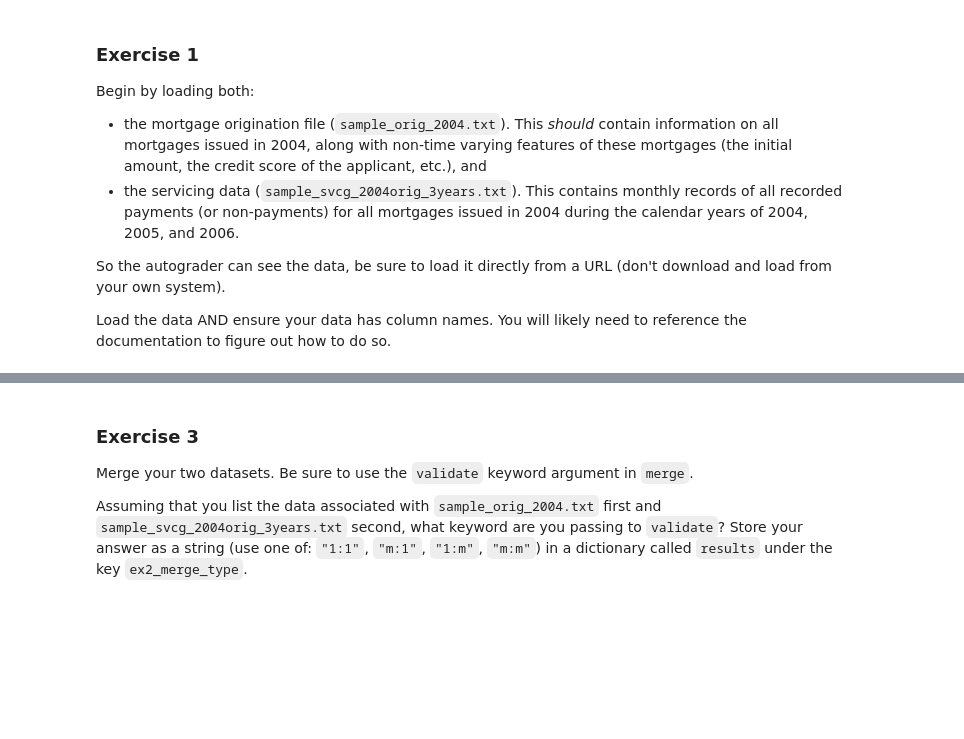
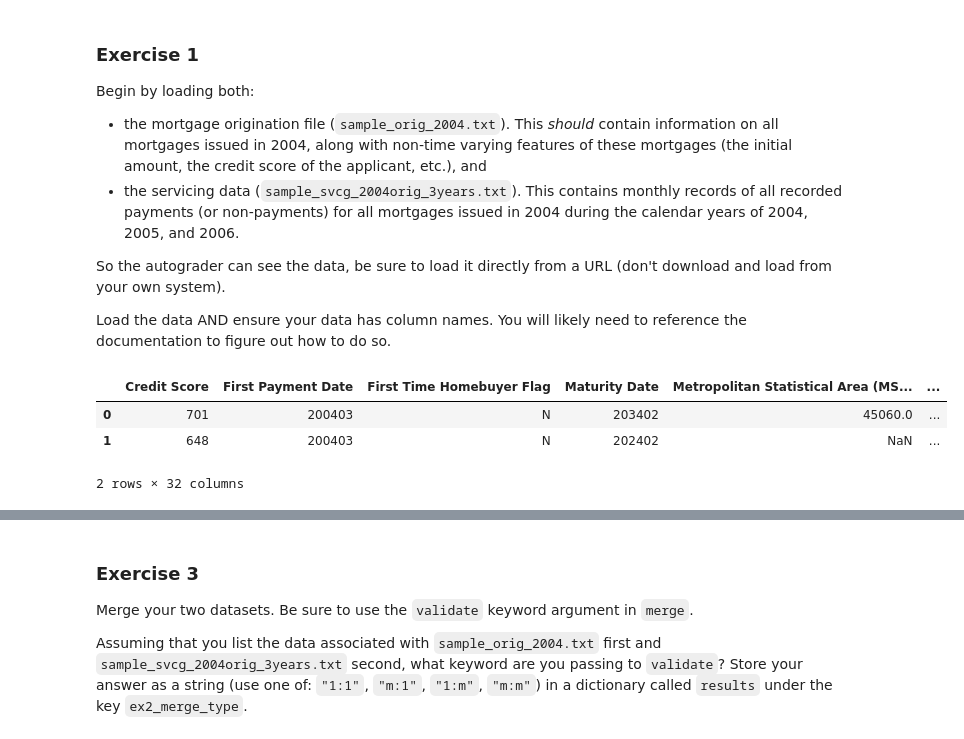
Before and after one commit to dani-jimlar/UDS_2024, a Jupyter notebook: exercise_passive_prediction.ipynb, the cells around one changed output, grey strips where cells are left out. Drawn from its saved outputs; the diff is of its cells as text; code cells hidden in the pictures; blank space fills up the shorter version.

```diff
--- a/exercise_passive_prediction.ipynb
+++ b/exercise_passive_prediction.ipynb
@@ -48,6 +52,16 @@ That's one more than usual in case there are issues with exercise clarity.
 Data for this exercise can be [found here](https://github.com/nickeubank/MIDS_Data/tree/master/mortgages/2004). This folder includes both the data to be used and documentation, though you can find [supplemental documentation here](https://www.freddiemac.com/research/datasets/sf-loanlevel-dataset).
 
 The only difference between this data and the original Freddie Mac sampled data is that I've limited the scope of service data to three calendar years.
+# %%
+# import requests
+import warnings
+import pandas as pd
+import numpy as np
+
+warnings.simplefilter(action="ignore", category=FutureWarning)
+pd.set_option("mode.copy_on_write", True)
+
+results = dict()
 # %% [markdown]
 ### Exercise 1
 
@@ -60,23 +74,28 @@ So the autograder can see the data, be sure to load it directly from a URL (don'
 
 Load the data AND ensure your data has column names. You will likely need to reference the documentation to figure out how to do so.
 # %%
-# import requests
-import pandas as pd
-
-
 codes_mor = pd.read_excel(
-    "https://github.com/dani-jimlar/UDS_2024/raw/main/file_layout.xlsx", skiprows=1
+    "https://github.com/dani-jimlar/UDS_2024/raw/main/file_layout.xlsx",
+    sheet_name="Origination Data File",
+    skiprows=1,
 )
 col_mor = codes_mor["ATTRIBUTE NAME"]
 
 
 db_mortage = pd.read_csv(
     "https://github.com/nickeubank/MIDS_Data/raw/master/mortgages/2004/sample_orig_2004.txt",
     sep="|",
     header=None,
     names=col_mor,
     index_col=None,
 )
+
+db_mortage.head(2)
+# %% [output]
+|  | Credit Score | First Payment Date | First Time Homebuyer Flag | Maturity Date | Metropolitan Statistical Area (MS... | ... |
+| 0 | 701 | 200403 | N | 203402 | 45060.0 | ... |
+| 1 | 648 | 200403 | N | 202402 | NaN | ... |
+2 rows × 32 columns
 # %%
 codes_ser = pd.read_excel(
     "https://github.com/dani-jimlar/UDS_2024/raw/main/file_layout.xlsx",
```
Also changed, not shown: parts of 16 cells of this notebook.
